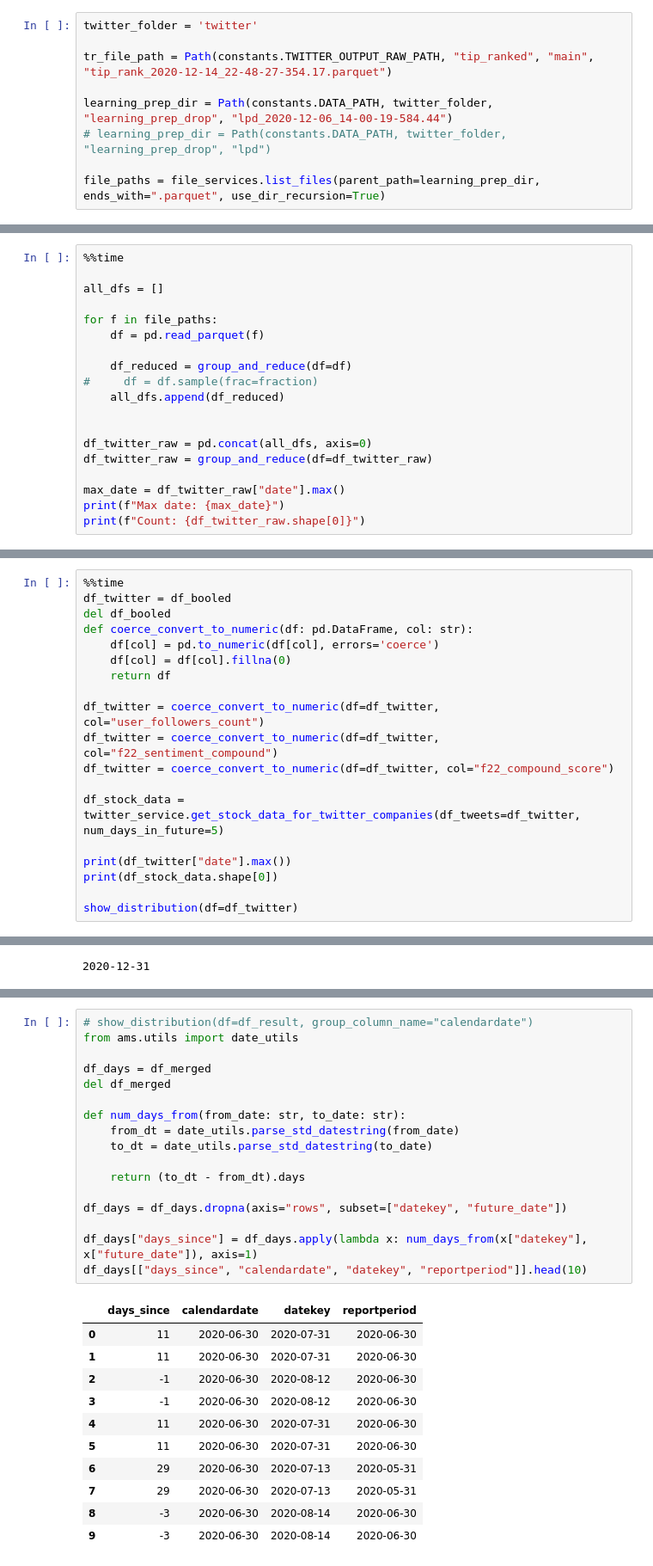
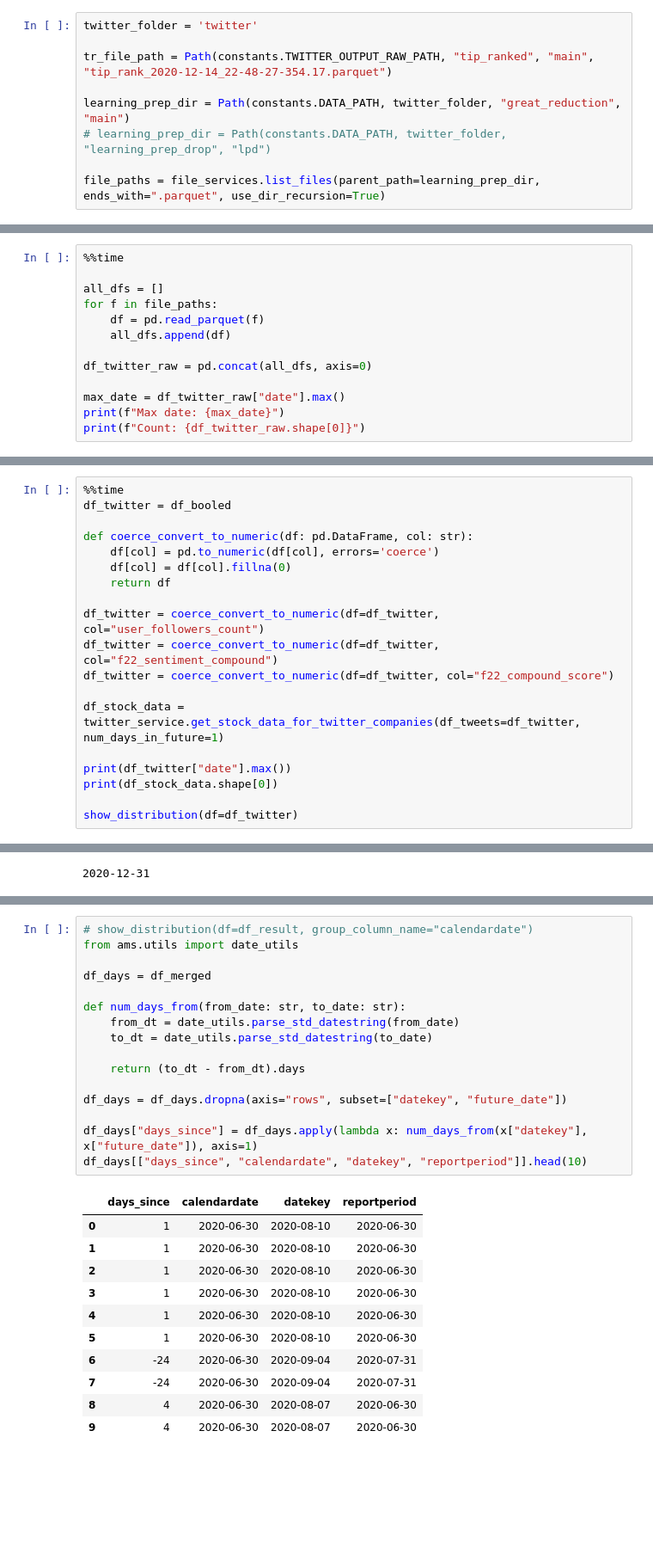
Before and after one commit to fletch22/alpha_media_signal, a Jupyter notebook: ams/notebooks/twitter/4-twitter_ml.ipynb, the cells around one changed output, grey strips where cells are left out. Shown: that part at 86% size. Saved outputs shown, nothing was run; the diff lists cells and outputs as text; blank space fills up the shorter version.

```diff
--- a/ams/notebooks/twitter/4-twitter_ml.ipynb
+++ b/ams/notebooks/twitter/4-twitter_ml.ipynb
@@ -38,7 +38,7 @@ twitter_folder = 'twitter'
 
 tr_file_path = Path(constants.TWITTER_OUTPUT_RAW_PATH, "tip_ranked", "main", "tip_rank_2020-12-14_22-48-27-354.17.parquet")
 
-learning_prep_dir = Path(constants.DATA_PATH, twitter_folder, "learning_prep_drop", "lpd_2020-12-06_14-00-19-584.44")
+learning_prep_dir = Path(constants.DATA_PATH, twitter_folder, "great_reduction", "main")
 # learning_prep_dir = Path(constants.DATA_PATH, twitter_folder, "learning_prep_drop", "lpd")
 
 file_paths = file_services.list_files(parent_path=learning_prep_dir, ends_with=".parquet", use_dir_recursion=True)
@@ -76,17 +46,11 @@ Wall time: 0 ns
 %%time
 
 all_dfs = []
-
 for f in file_paths:
     df = pd.read_parquet(f)
-
-    df_reduced = group_and_reduce(df=df)
-#     df = df.sample(frac=fraction)
-    all_dfs.append(df_reduced)
-
+    all_dfs.append(df)
 
 df_twitter_raw = pd.concat(all_dfs, axis=0)
-df_twitter_raw = group_and_reduce(df=df_twitter_raw)
 
 max_date = df_twitter_raw["date"].max()
 print(f"Max date: {max_date}")
@@ -123,7 +88,7 @@ Wall time: 3.33 s
 # %%
 %%time
 df_twitter = df_booled
-del df_booled
+
 def coerce_convert_to_numeric(df: pd.DataFrame, col: str):
     df[col] = pd.to_numeric(df[col], errors='coerce')
     df[col] = df[col].fillna(0)
@@ -133,7 +98,7 @@ df_twitter = coerce_convert_to_numeric(df=df_twitter, col="user_followers_count"
 df_twitter = coerce_convert_to_numeric(df=df_twitter, col="f22_sentiment_compound")
 df_twitter = coerce_convert_to_numeric(df=df_twitter, col="f22_compound_score")
 
-df_stock_data = twitter_service.get_stock_data_for_twitter_companies(df_tweets=df_twitter, num_days_in_future=5)
+df_stock_data = twitter_service.get_stock_data_for_twitter_companies(df_tweets=df_twitter, num_days_in_future=1)
 
 print(df_twitter["date"].max())
 print(df_stock_data.shape[0])
@@ -258,32 +212,31 @@ Wall time: 1.97 s
 # %%
 # show_distribution(df=df_result, group_column_name="calendardate")
 from ams.utils import date_utils
 
 df_days = df_merged
-del df_merged
 
 def num_days_from(from_date: str, to_date: str):
     from_dt = date_utils.parse_std_datestring(from_date)
     to_dt = date_utils.parse_std_datestring(to_date)
 
     return (to_dt - from_dt).days
 
 df_days = df_days.dropna(axis="rows", subset=["datekey", "future_date"])
 
 df_days["days_since"] = df_days.apply(lambda x: num_days_from(x["datekey"], x["future_date"]), axis=1)
 df_days[["days_since", "calendardate", "datekey", "reportperiod"]].head(10)
 # %% [output]
 |  | days_since | calendardate | datekey | reportperiod |
-| 0 | 11 | 2020-06-30 | 2020-07-31 | 2020-06-30 |
-| 1 | 11 | 2020-06-30 | 2020-07-31 | 2020-06-30 |
-| 2 | -1 | 2020-06-30 | 2020-08-12 | 2020-06-30 |
-| 3 | -1 | 2020-06-30 | 2020-08-12 | 2020-06-30 |
-| 4 | 11 | 2020-06-30 | 2020-07-31 | 2020-06-30 |
-| 5 | 11 | 2020-06-30 | 2020-07-31 | 2020-06-30 |
-| 6 | 29 | 2020-06-30 | 2020-07-13 | 2020-05-31 |
-| 7 | 29 | 2020-06-30 | 2020-07-13 | 2020-05-31 |
-| 8 | -3 | 2020-06-30 | 2020-08-14 | 2020-06-30 |
-| 9 | -3 | 2020-06-30 | 2020-08-14 | 2020-06-30 |
+| 0 | 1 | 2020-06-30 | 2020-08-10 | 2020-06-30 |
+| 1 | 1 | 2020-06-30 | 2020-08-10 | 2020-06-30 |
+| 2 | 1 | 2020-06-30 | 2020-08-10 | 2020-06-30 |
+| 3 | 1 | 2020-06-30 | 2020-08-10 | 2020-06-30 |
+| 4 | 1 | 2020-06-30 | 2020-08-10 | 2020-06-30 |
+| 5 | 1 | 2020-06-30 | 2020-08-10 | 2020-06-30 |
+| 6 | -24 | 2020-06-30 | 2020-09-04 | 2020-07-31 |
+| 7 | -24 | 2020-06-30 | 2020-09-04 | 2020-07-31 |
+| 8 | 4 | 2020-06-30 | 2020-08-07 | 2020-06-30 |
+| 9 | 4 | 2020-06-30 | 2020-08-07 | 2020-06-30 |
 # %%
 %%time
 
```
Also changed, not shown: parts of 35 cells of this notebook, 29 other files.
